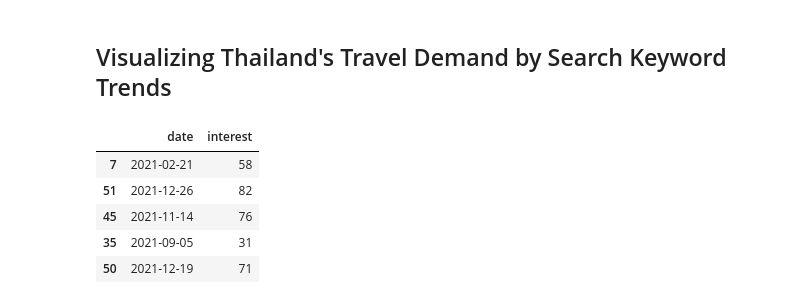
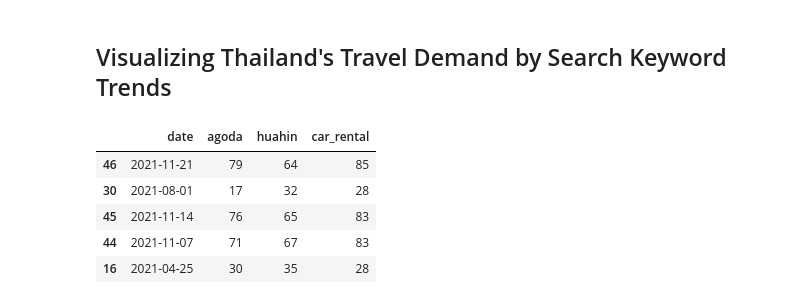
Before and after one commit to jitrapon/mads-milestone-i, a Jupyter notebook: exploration.ipynb, the cells around one changed output. Cells and saved outputs as stored; diff of their text form; code cells hidden in the pictures.

```diff
--- a/exploration.ipynb
+++ b/exploration.ipynb
@@ -211,16 +211,19 @@ def read_search_trend_csv(csv: str) -> DataFrame:
     df['Week'] = pd.to_datetime(df['Week'])
     df.columns = ['date', 'interest']
     return df
-# %%
-search_trend_th = read_search_trend_csv('data/search-th-agoda.csv')
-search_trend_th.sample(5)
-# %% [output]
-|  | date | interest |
-| 7 | 2021-02-21 | 58 |
-| 51 | 2021-12-26 | 82 |
-| 45 | 2021-11-14 | 76 |
-| 35 | 2021-09-05 | 31 |
-| 50 | 2021-12-19 | 71 |
+# %%
+search_trend_th = pd.merge(read_search_trend_csv('data/search-th-agoda.csv'),
+                           read_search_trend_csv('data/search-th-huahin.csv'), on='date')
+search_trend_th = pd.merge(search_trend_th, read_search_trend_csv('data/search-th-rent-car.csv'), on='date')
+search_trend_th.columns = ['date', 'agoda', 'huahin', 'car_rental']
+search_trend_th.sample(5)
+# %% [output]
+|  | date | agoda | huahin | car_rental |
+| 46 | 2021-11-21 | 79 | 64 | 85 |
+| 30 | 2021-08-01 | 17 | 32 | 28 |
+| 45 | 2021-11-14 | 76 | 65 | 83 |
+| 44 | 2021-11-07 | 71 | 67 | 83 |
+| 16 | 2021-04-25 | 30 | 35 | 28 |
 # %%
 def plot_search_trend(df: DataFrame, title, y_label='Interest', x_label='Date', width=20, height=11) -> FacetGrid:
     ax = sns.relplot(x="date", y="value", hue='variable', data=df, kind='line')
```
Also changed, not shown: parts of 4 cells of this notebook, 2 other files.
